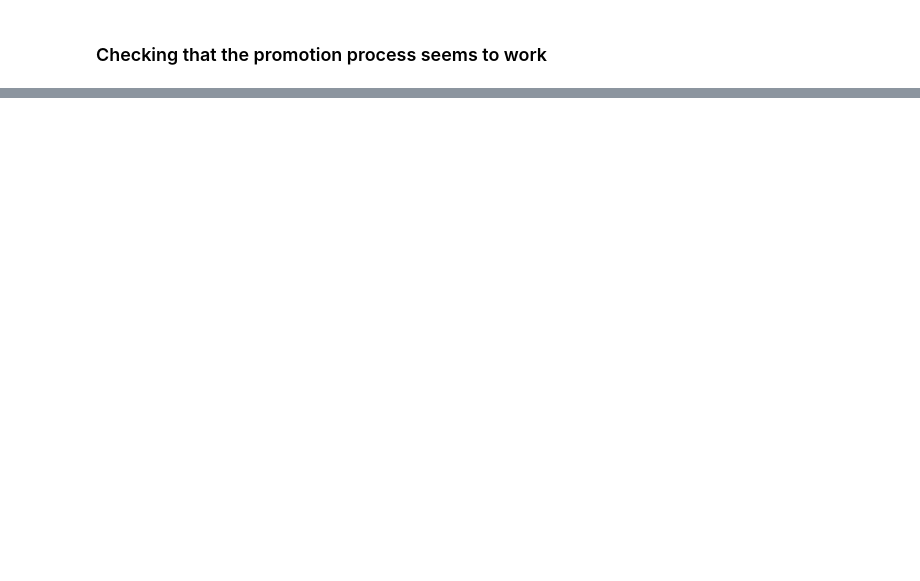
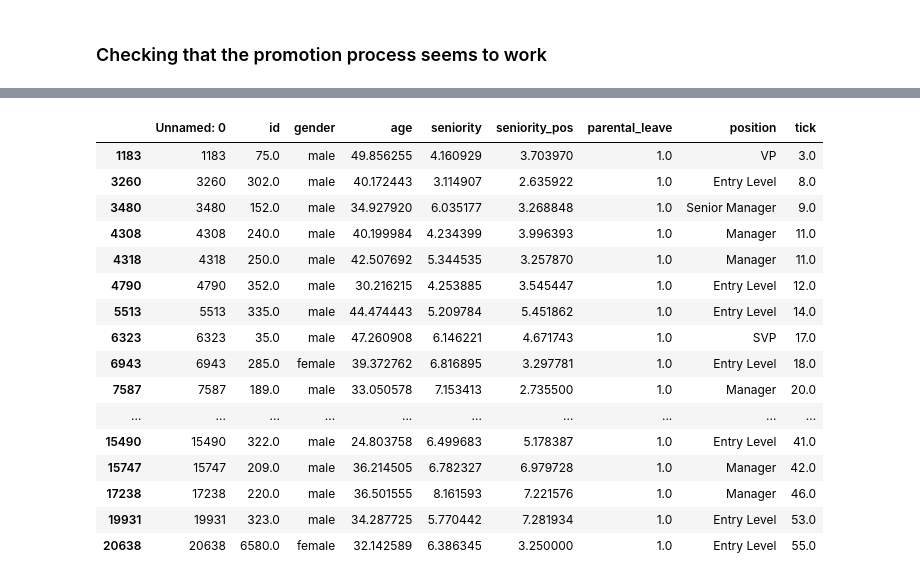
Before and after one commit to laurabpaulsen/agentbased_modelling, a Jupyter notebook: data_analysis.ipynb, the cells around one changed output, grey strips where cells are left out. Cells and saved outputs as stored; diff of their text form; code cells hidden in the pictures; blank space fills up the shorter version.

```diff
--- a/data_analysis.ipynb
+++ b/data_analysis.ipynb
@@ -3,6 +3,7 @@ import pandas as pd
 import numpy as np
 # %%
 data = pd.read_csv('data/data.csv')
+data_parental = pd.read_csv('data/data_shared_parental.csv')
 # %%
 data.head()
 # %% [output]
@@ -36,3 +37,23 @@ for i in np.unique(data['id']):
 ['Entry Level']
 ['Entry Level']
 ['Entry Level']
+# %%
+data_parental[data_parental['parental_leave']==1]
+# %% [output]
+|  | Unnamed: 0 | id | gender | age | seniority | seniority_pos | parental_leave | position | tick |
+| 1183 | 1183 | 75.0 | male | 49.856255 | 4.160929 | 3.703970 | 1.0 | VP | 3.0 |
+| 3260 | 3260 | 302.0 | male | 40.172443 | 3.114907 | 2.635922 | 1.0 | Entry Level | 8.0 |
+| 3480 | 3480 | 152.0 | male | 34.927920 | 6.035177 | 3.268848 | 1.0 | Senior Manager | 9.0 |
+| 4308 | 4308 | 240.0 | male | 40.199984 | 4.234399 | 3.996393 | 1.0 | Manager | 11.0 |
+| 4318 | 4318 | 250.0 | male | 42.507692 | 5.344535 | 3.257870 | 1.0 | Manager | 11.0 |
+| 4790 | 4790 | 352.0 | male | 30.216215 | 4.253885 | 3.545447 | 1.0 | Entry Level | 12.0 |
+| 5513 | 5513 | 335.0 | male | 44.474443 | 5.209784 | 5.451862 | 1.0 | Entry Level | 14.0 |
+| 6323 | 6323 | 35.0 | male | 47.260908 | 6.146221 | 4.671743 | 1.0 | SVP | 17.0 |
+| 6943 | 6943 | 285.0 | female | 39.372762 | 6.816895 | 3.297781 | 1.0 | Entry Level | 18.0 |
+| 7587 | 7587 | 189.0 | male | 33.050578 | 7.153413 | 2.735500 | 1.0 | Manager | 20.0 |
+| ... | ... | ... | ... | ... | ... | ... | ... | ... | ... |
+| 15490 | 15490 | 322.0 | male | 24.803758 | 6.499683 | 5.178387 | 1.0 | Entry Level | 41.0 |
+| 15747 | 15747 | 209.0 | male | 36.214505 | 6.782327 | 6.979728 | 1.0 | Manager | 42.0 |
+| 17238 | 17238 | 220.0 | male | 36.501555 | 8.161593 | 7.221576 | 1.0 | Manager | 46.0 |
+| 19931 | 19931 | 323.0 | male | 34.287725 | 5.770442 | 7.281934 | 1.0 | Entry Level | 53.0 |
+| 20638 | 20638 | 6580.0 | female | 32.142589 | 6.386345 | 3.250000 | 1.0 | Entry Level | 55.0 |
```
Also changed, not shown: parts of 2 cells of this notebook, 5 other files.
